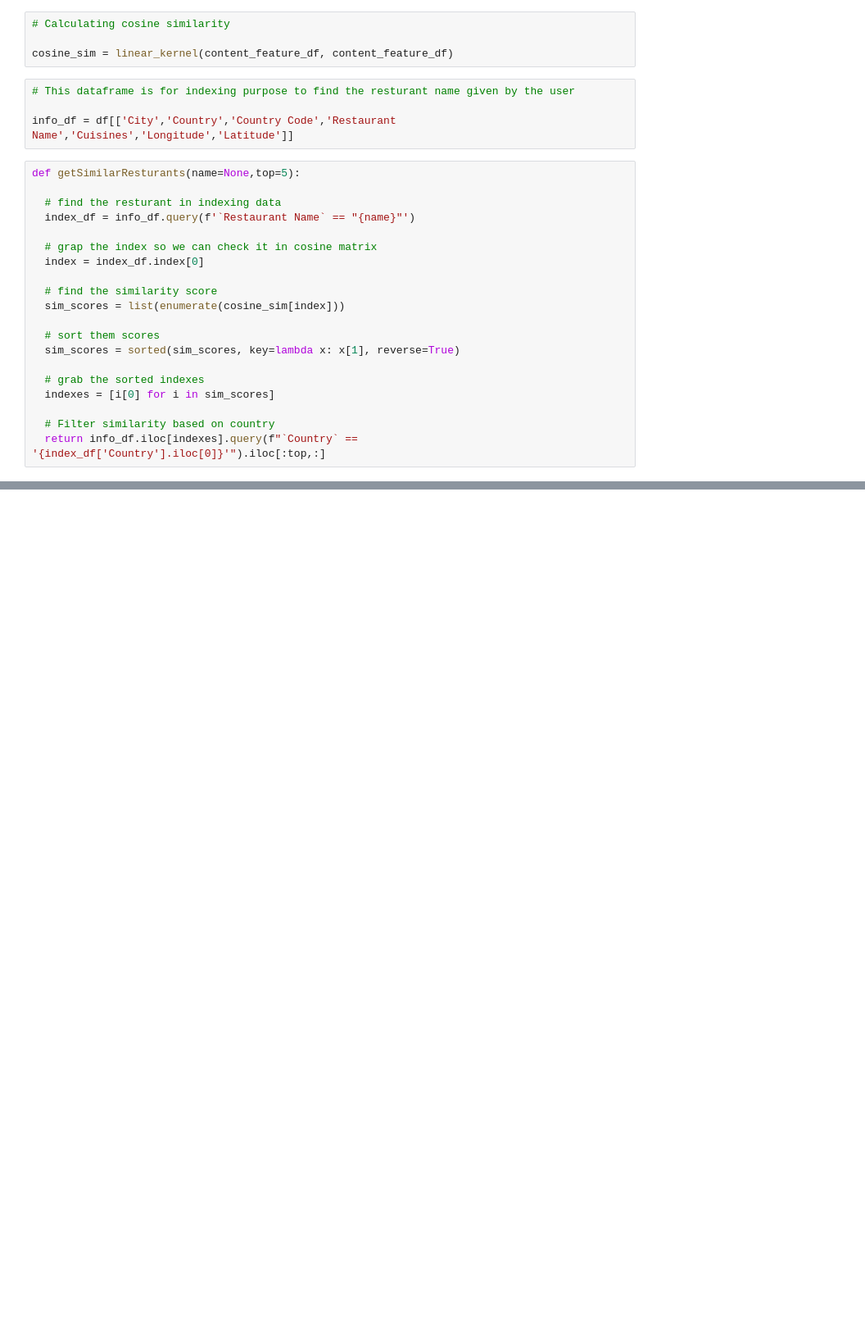
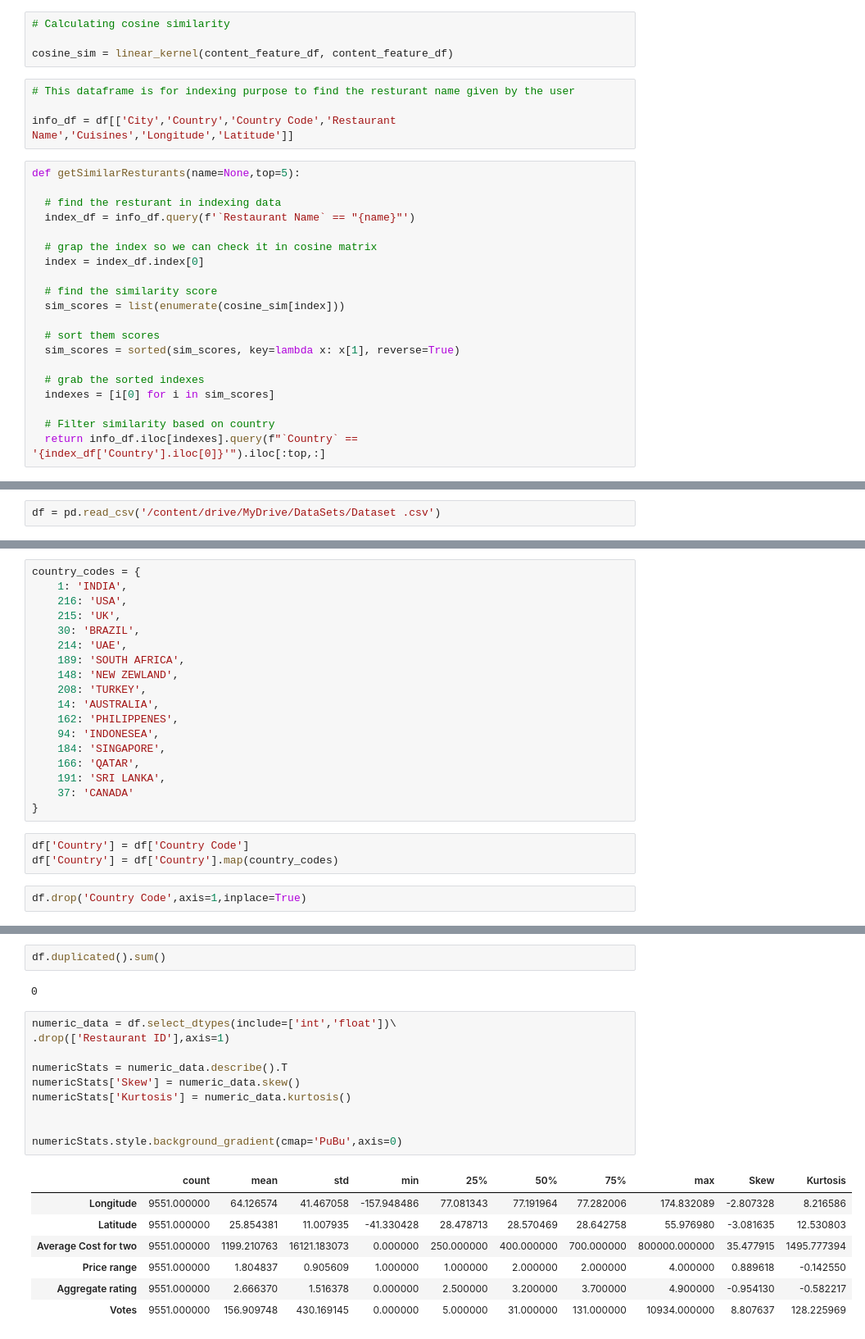
Before and after one commit to SarkarPriyanshu/CognifyzTechnologiesInterns, a Jupyter notebook: Cognifyz_Technologies_Internship_Task_1.ipynb, the cells around one changed output, grey strips where cells are left out. Shown at 82% size. Saved outputs shown, nothing was run; the diff lists cells and outputs as text; blank space fills up the shorter version.

```diff
--- a/Cognifyz_Technologies_Internship_Task_1.ipynb
+++ b/Cognifyz_Technologies_Internship_Task_1.ipynb
@@ -598,0 +616,2 @@ if __name__ == '__main__':
+# %%
+df = pd.read_csv('/content/drive/MyDrive/DataSets/Dataset .csv')
@@ -598,0 +651,23 @@ if __name__ == '__main__':
+# %%
+country_codes = {
+    1: 'INDIA',
+    216: 'USA',
+    215: 'UK',
+    30: 'BRAZIL',
+    214: 'UAE',
+    189: 'SOUTH AFRICA',
+    148: 'NEW ZEWLAND',
+    208: 'TURKEY',
+    14: 'AUSTRALIA',
+    162: 'PHILIPPENES',
+    94: 'INDONESEA',
+    184: 'SINGAPORE',
+    166: 'QATAR',
+    191: 'SRI LANKA',
+    37: 'CANADA'
+}
+# %%
+df['Country'] = df['Country Code']
+df['Country'] = df['Country'].map(country_codes)
+# %%
+df.drop('Country Code',axis=1,inplace=True)
@@ -598,0 +718,22 @@ if __name__ == '__main__':
+# %%
+df.duplicated().sum()
+# %% [output]
+0
+# %%
+numeric_data = df.select_dtypes(include=['int','float'])\
+.drop(['Restaurant ID'],axis=1)
+
+numericStats = numeric_data.describe().T
+numericStats['Skew'] = numeric_data.skew()
+numericStats['Kurtosis'] = numeric_data.kurtosis()
+
+
+numericStats.style.background_gradient(cmap='PuBu',axis=0)
+# %% [output]
+|  | count | mean | std | min | 25% | 50% | 75% | max | Skew | Kurtosis |
+| Longitude | 9551.000000 | 64.126574 | 41.467058 | -157.948486 | 77.081343 | 77.191964 | 77.282006 | 174.832089 | -2.807328 | 8.216586 |
+| Latitude | 9551.000000 | 25.854381 | 11.007935 | -41.330428 | 28.478713 | 28.570469 | 28.642758 | 55.976980 | -3.081635 | 12.530803 |
+| Average Cost for two | 9551.000000 | 1199.210763 | 16121.183073 | 0.000000 | 250.000000 | 400.000000 | 700.000000 | 800000.000000 | 35.477915 | 1495.777394 |
+| Price range | 9551.000000 | 1.804837 | 0.905609 | 1.000000 | 1.000000 | 2.000000 | 2.000000 | 4.000000 | 0.889618 | -0.142550 |
+| Aggregate rating | 9551.000000 | 2.666370 | 1.516378 | 0.000000 | 2.500000 | 3.200000 | 3.700000 | 4.900000 | -0.954130 | -0.582217 |
+| Votes | 9551.000000 | 156.909748 | 430.169145 | 0.000000 | 5.000000 | 31.000000 | 131.000000 | 10934.000000 | 8.807637 | 128.225969 |
```
Also changed, not shown: parts of 71 cells of this notebook.
